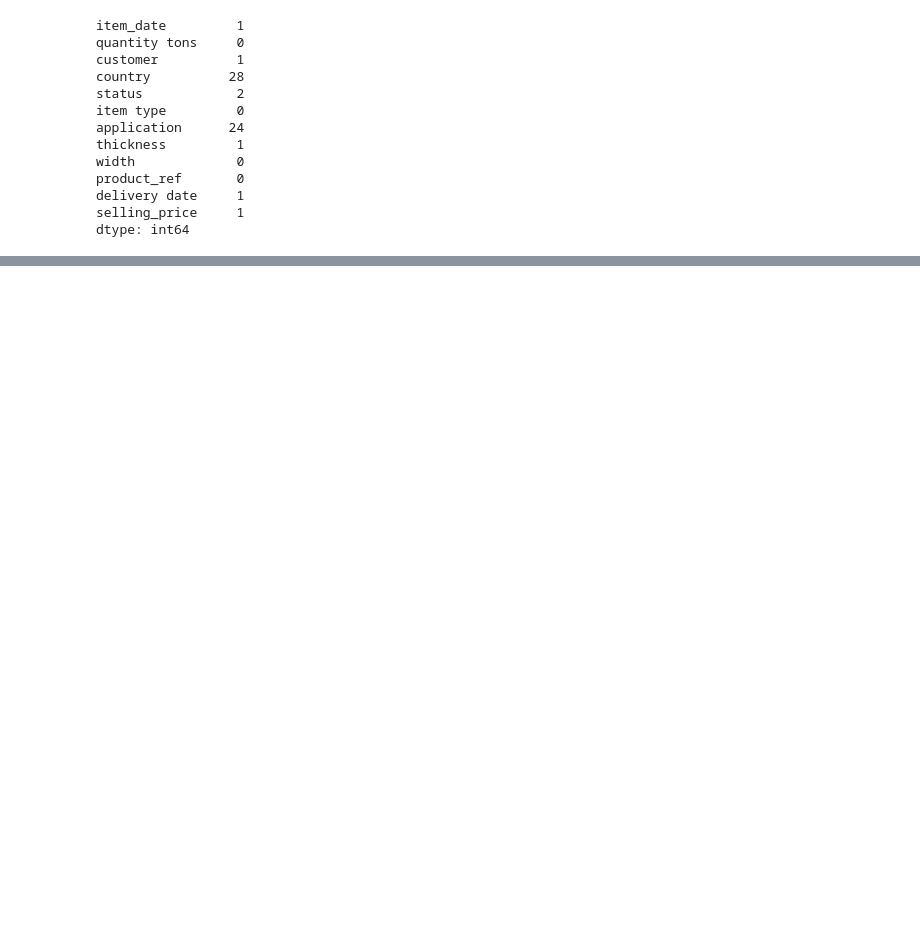
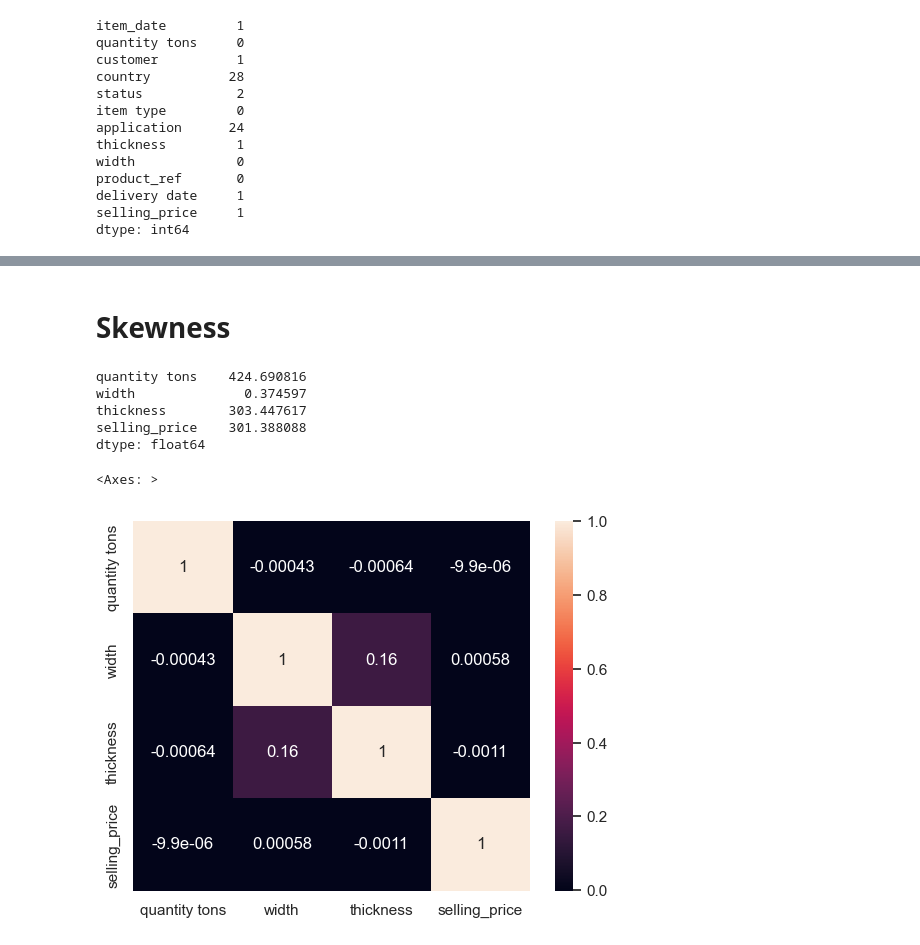
Before and after one commit to Prakash-Kani/Industrial-Copper-Modeling, a Jupyter notebook: Industrial_Dataset_EDA.ipynb, the cells around one changed output, grey strips where cells are left out. Drawn from its saved outputs; the diff is of its cells as text; code cells hidden in the pictures; blank space fills up the shorter version.

```diff
--- a/Industrial_Dataset_EDA.ipynb
+++ b/Industrial_Dataset_EDA.ipynb
@@ -172,0 +219,4 @@ dtype: int64
+# %%
+for col in copper_data.columns:
+
+    print(col,'----------mode---------->', copper_data[col].mode()[0])
@@ -172,0 +252,4 @@ dtype: int64
+# %%
+for col in copper_data.columns:
+    copper_data[col].fillna(copper_data[col].mode()[0], inplace = True)
+copper_data.isna().sum()
@@ -174,8 +271,7 @@ dtype: int64
 # comparing the Number of row count and Number of empty cells count,Number of empty cell count is less than Number of row count.
 # Number of empty cell count is negligible. so, we have to remove the empty cells
 copper_data.dropna(axis=0, inplace = True)
-inconsistance_data=copper_data[copper_data['quantity tons']=='e']
-copper_data.drop(inconsistance_data.index, inplace=True)
+
 # To reset the index values
 copper_data.reset_index(drop=True, inplace=True)
 # %%
@@ -304,3 +352,21 @@ IPL           27
 SLAWR          1
 Name: count, dtype: int64
 ----------------------------------------
+# %% [markdown]
+# **Skewness**
+# %%
+# identifying the categorical and numerical columns
+numerical_columns = ['quantity tons', 'width', 'thickness', 'selling_price']
+categorical_columns =['item_date', 'delivery date', 'customer', 'country', 'status', 'item type', 'application', 'product_ref']
+copper_data[numerical_columns].skew()
+# %% [output]
+quantity tons    424.690816
+width              0.374597
+thickness        303.447617
+selling_price    301.388088
+dtype: float64
+# %%
+sns.heatmap(copper_data[numerical_columns].corr(), annot = True)
+# %% [output]
+<Axes: >
+[figure, added]
```
Also changed, not shown: parts of 34 cells of this notebook.
